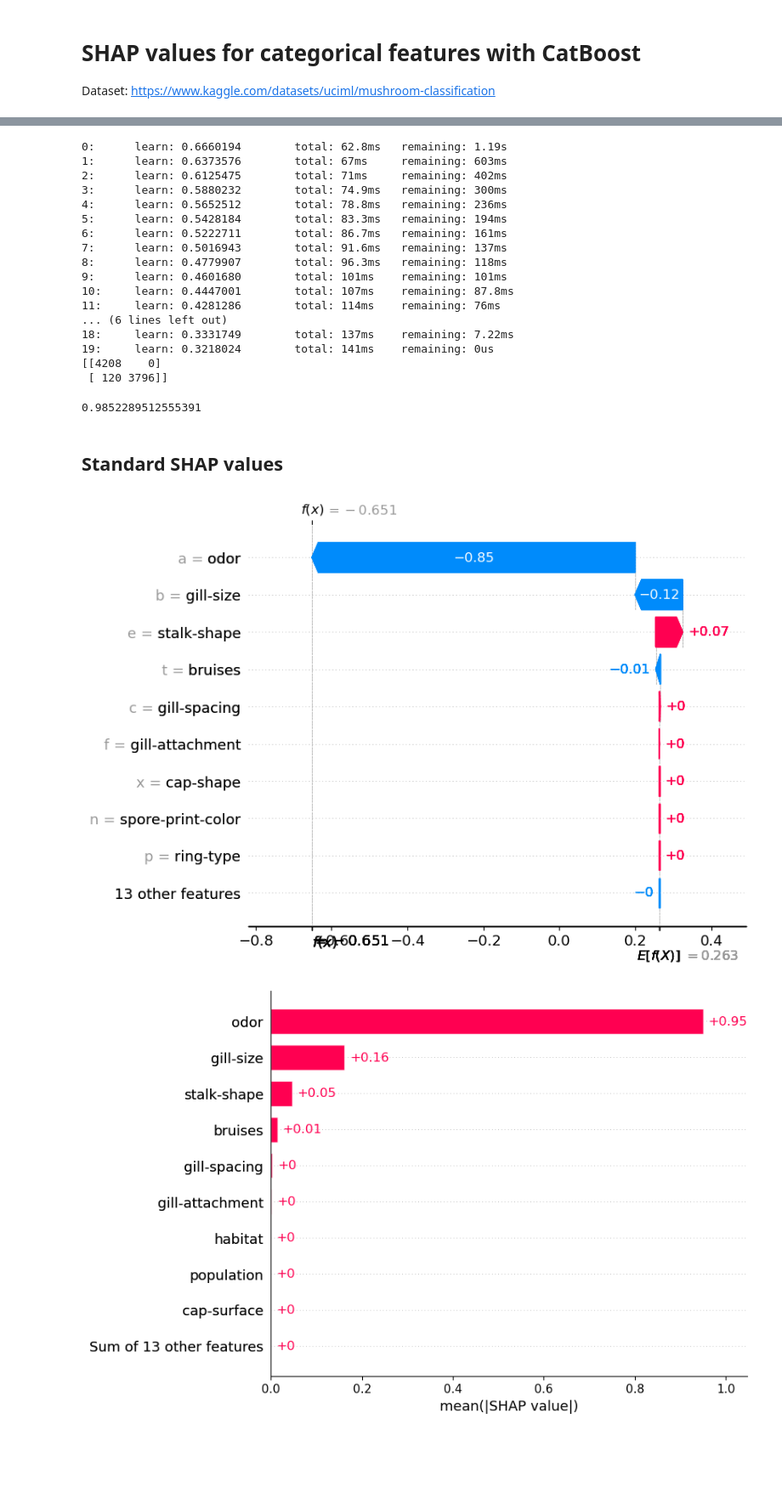
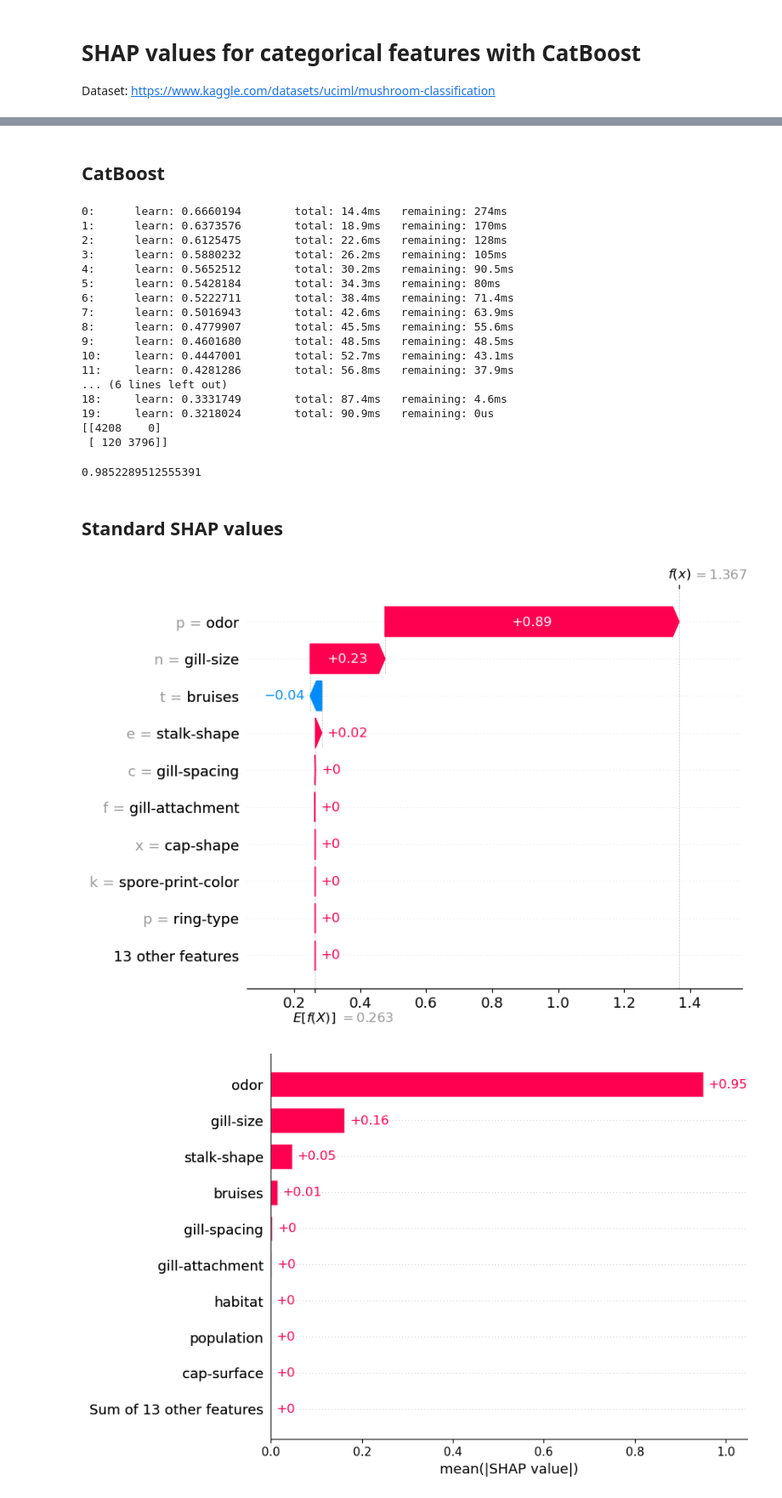
Before and after one commit to hivandu/public_articles, a Jupyter notebook: src/interpretable_ml/SHAP/SHAP_catboost.ipynb, the cells around one changed output, grey strips where cells are left out. Shown at 85% size. Saved outputs shown, nothing was run; the diff lists cells and outputs as text; code cells hidden in the pictures; blank space fills up the shorter version.

Commit message:
update SHAP plots

```diff
--- a/src/interpretable_ml/SHAP/SHAP_catboost.ipynb
+++ b/src/interpretable_ml/SHAP/SHAP_catboost.ipynb
@@ -41,0 +32,21 @@ data.head()
+# %%
+# fetch dataset
+mushroom = fetch_ucirepo(id=73)
+
+# # metadata
+# print(mushroom.metadata)
+
+# # variable information
+# print(mushroom.variables)
+
+df = pd.concat([mushroom.data.targets, mushroom.data.features], axis=1)
+
+# data (as pandas dataframes)
+y = mushroom.data.targets
+y = y.astype('category').squeeze().cat.codes
+
+# get features
+X = mushroom.data.features
+X.fillna("missing", inplace=True)
+
+print(len(df))
@@ -41,0 +61,7 @@ data.head()
+# %%
+# Create dummy variables for the cate gorical features
+X_dummy = pd.get_dummies(X)
+# %%
+# Fit Model
+model = xgb.XGBClassifier()
+model.fit(X_dummy, y)
@@ -42,3 +80,5 @@ data.head()
+# %% [markdown]
+## CatBoost
 # %%
 model = CatBoostClassifier(iterations=20,
                            learning_rate=0.01,
@@ -46,6 +86,7 @@ model = CatBoostClassifier(iterations=20,
 
 # train model
 cat_features = list(range(len(X.columns)))
+
 model.fit(X, y, cat_features)
 
 # Get predictions
@@ -54,21 +95,21 @@ y_pred = model.predict(X)
 print(confusion_matrix(y, y_pred))
 accuracy_score(y, y_pred)
 # %% [output]
-0:      learn: 0.6660194        total: 62.8ms   remaining: 1.19s
-1:      learn: 0.6373576        total: 67ms     remaining: 603ms
-2:      learn: 0.6125475        total: 71ms     remaining: 402ms
-3:      learn: 0.5880232        total: 74.9ms   remaining: 300ms
-4:      learn: 0.5652512        total: 78.8ms   remaining: 236ms
-5:      learn: 0.5428184        total: 83.3ms   remaining: 194ms
-6:      learn: 0.5222711        total: 86.7ms   remaining: 161ms
-7:      learn: 0.5016943        total: 91.6ms   remaining: 137ms
-8:      learn: 0.4779907        total: 96.3ms   remaining: 118ms
-9:      learn: 0.4601680        total: 101ms    remaining: 101ms
-10:     learn: 0.4447001        total: 107ms    remaining: 87.8ms
-11:     learn: 0.4281286        total: 114ms    remaining: 76ms
+0:      learn: 0.6660194        total: 14.4ms   remaining: 274ms
+1:      learn: 0.6373576        total: 18.9ms   remaining: 170ms
+2:      learn: 0.6125475        total: 22.6ms   remaining: 128ms
+3:      learn: 0.5880232        total: 26.2ms   remaining: 105ms
+4:      learn: 0.5652512        total: 30.2ms   remaining: 90.5ms
+5:      learn: 0.5428184        total: 34.3ms   remaining: 80ms
+6:      learn: 0.5222711        total: 38.4ms   remaining: 71.4ms
+7:      learn: 0.5016943        total: 42.6ms   remaining: 63.9ms
+8:      learn: 0.4779907        total: 45.5ms   remaining: 55.6ms
+9:      learn: 0.4601680        total: 48.5ms   remaining: 48.5ms
+10:     learn: 0.4447001        total: 52.7ms   remaining: 43.1ms
+11:     learn: 0.4281286        total: 56.8ms   remaining: 37.9ms
 ... (6 lines left out)
-18:     learn: 0.3331749        total: 137ms    remaining: 7.22ms
-19:     learn: 0.3218024        total: 141ms    remaining: 0us
+18:     learn: 0.3331749        total: 87.4ms   remaining: 4.6ms
+19:     learn: 0.3218024        total: 90.9ms   remaining: 0us
 [[4208    0]
  [ 120 3796]]
 0.9852289512555391
@@ -77,15 +118,15 @@ accuracy_score(y, y_pred)
 # %%
 # get shap values
 explainer = shap.Explainer(model)
 shap_values = explainer(X)
 
 # waterfall plot for first observation
-shap.plots.waterfall(shap_values[1],show=False)
+shap.plots.waterfall(shap_values[0],show=False)
 
-plt.savefig('../../../figures/waterfall.png', dpi=100, bbox_inches='tight', facecolor='white')
+# plt.savefig('../../../figures/waterfall.png', dpi=100, bbox_inches='tight', facecolor='white')
 plt.show()
 # %% [output]
-[figure, old version]
+[figure, new version]
 # %%
 # Mean SHAP
 shap.plots.bar(shap_values,show=False)
```
Also changed, not shown: parts of 7 cells of this notebook, 6 other files.
